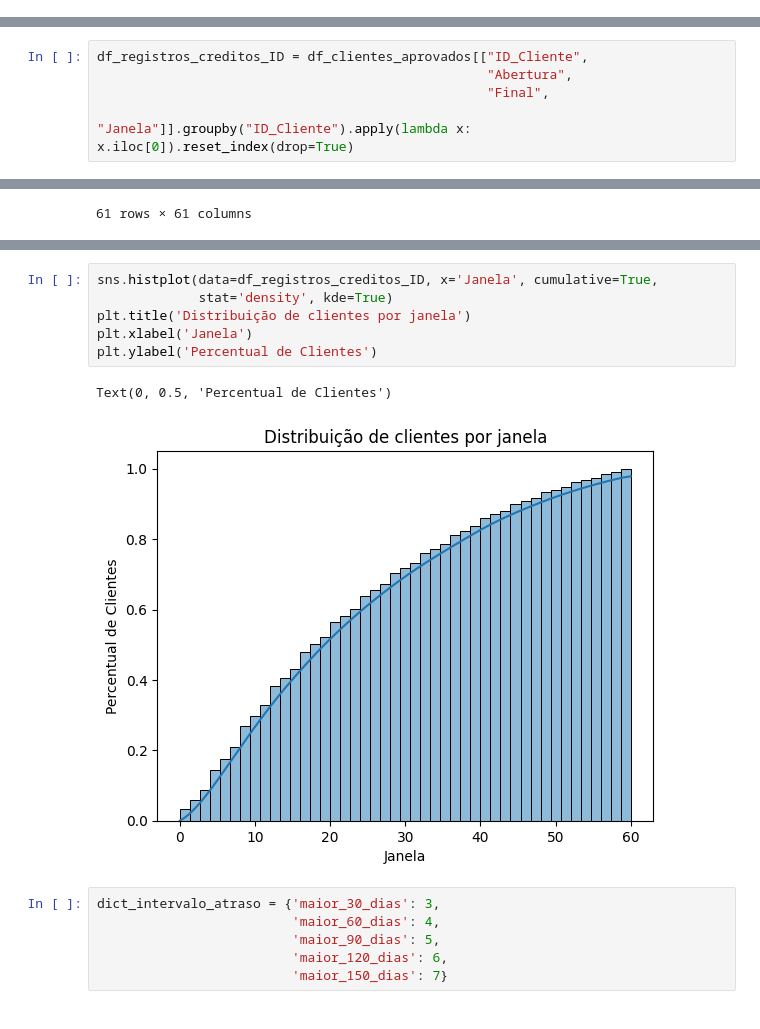
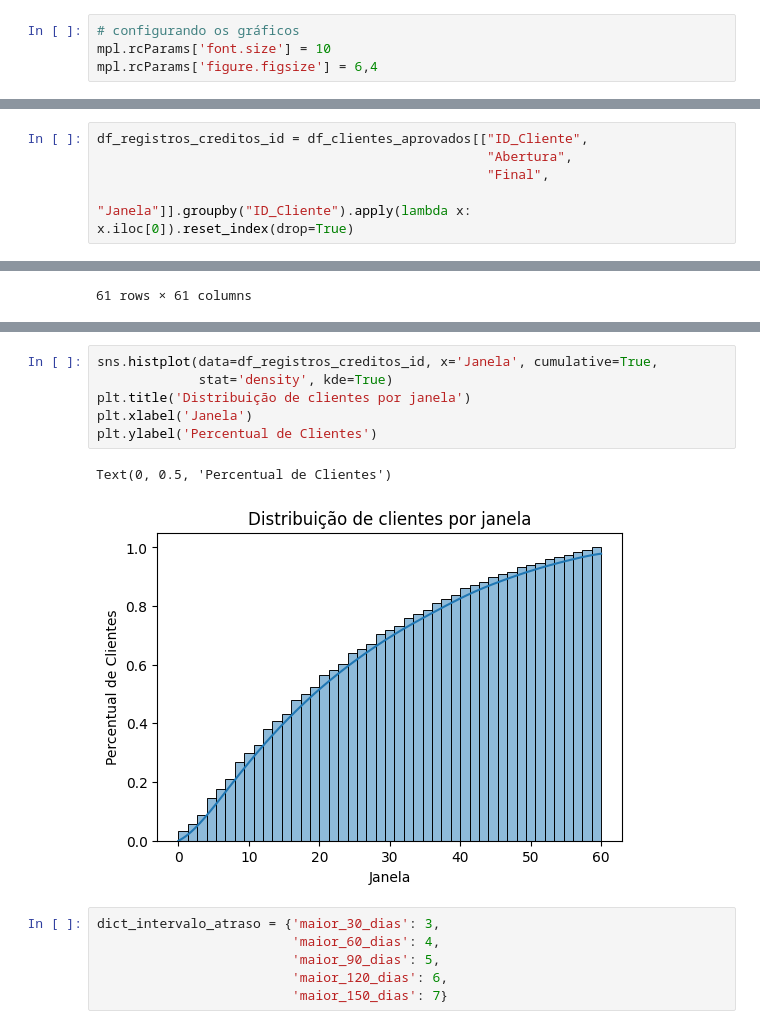
Before and after one commit to giulianafernandes/credit_card_approval_prediction, a Jupyter notebook: deploy_de_aplicacoes.ipynb, the cells around one changed output, grey strips where cells are left out. Cells and saved outputs as stored; diff of their text form.

```diff
--- a/deploy_de_aplicacoes.ipynb
+++ b/deploy_de_aplicacoes.ipynb
@@ -315,0 +339,4 @@ Name: proportion, dtype: float64
+# %%
+# configurando os gráficos
+mpl.rcParams['font.size'] = 10
+mpl.rcParams['figure.figsize'] = 6,4
@@ -501,7 +558,7 @@ Mau_pagador
 1       3104
 Name: count, dtype: int64
 # %%
-df_registros_creditos_ID = df_clientes_aprovados[["ID_Cliente",
+df_registros_creditos_id = df_clientes_aprovados[["ID_Cliente",
                                                   "Abertura",
                                                   "Final",
                                                   "Janela"]].groupby("ID_Cliente").apply(lambda x: x.iloc[0]).reset_index(drop=True)
@@ -631,12 +688,12 @@ plt.show()
 # %%
-sns.histplot(data=df_registros_creditos_ID, x='Janela', cumulative=True,
+sns.histplot(data=df_registros_creditos_id, x='Janela', cumulative=True,
              stat='density', kde=True)
 plt.title('Distribuição de clientes por janela')
 plt.xlabel('Janela')
 plt.ylabel('Percentual de Clientes')
 # %% [output]
 Text(0, 0.5, 'Percentual de Clientes')
-[figure, old version]
+[figure, new version]
 # %%
 dict_intervalo_atraso = {'maior_30_dias': 3,
                          'maior_60_dias': 4,
```
Also changed, not shown: parts of 98 cells of this notebook, 2 other files.
